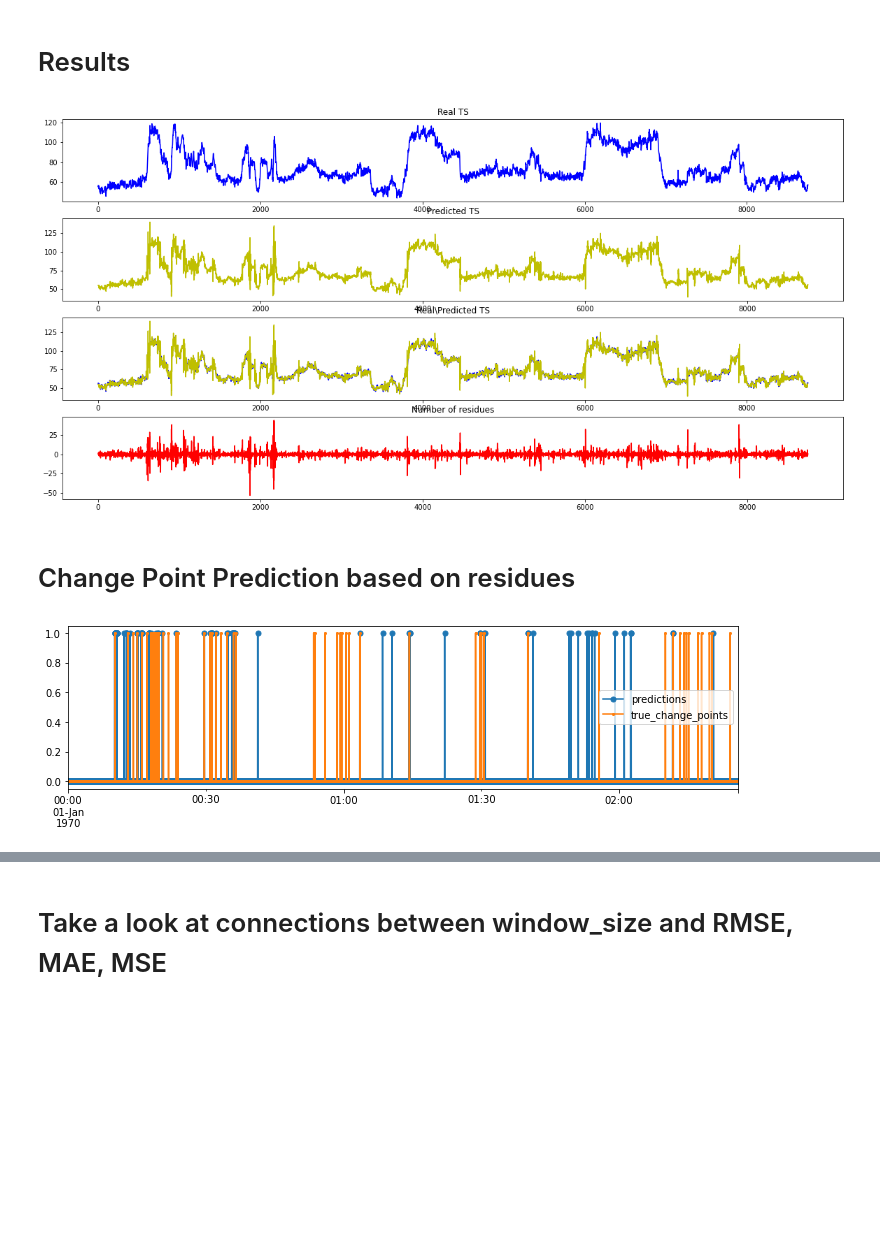
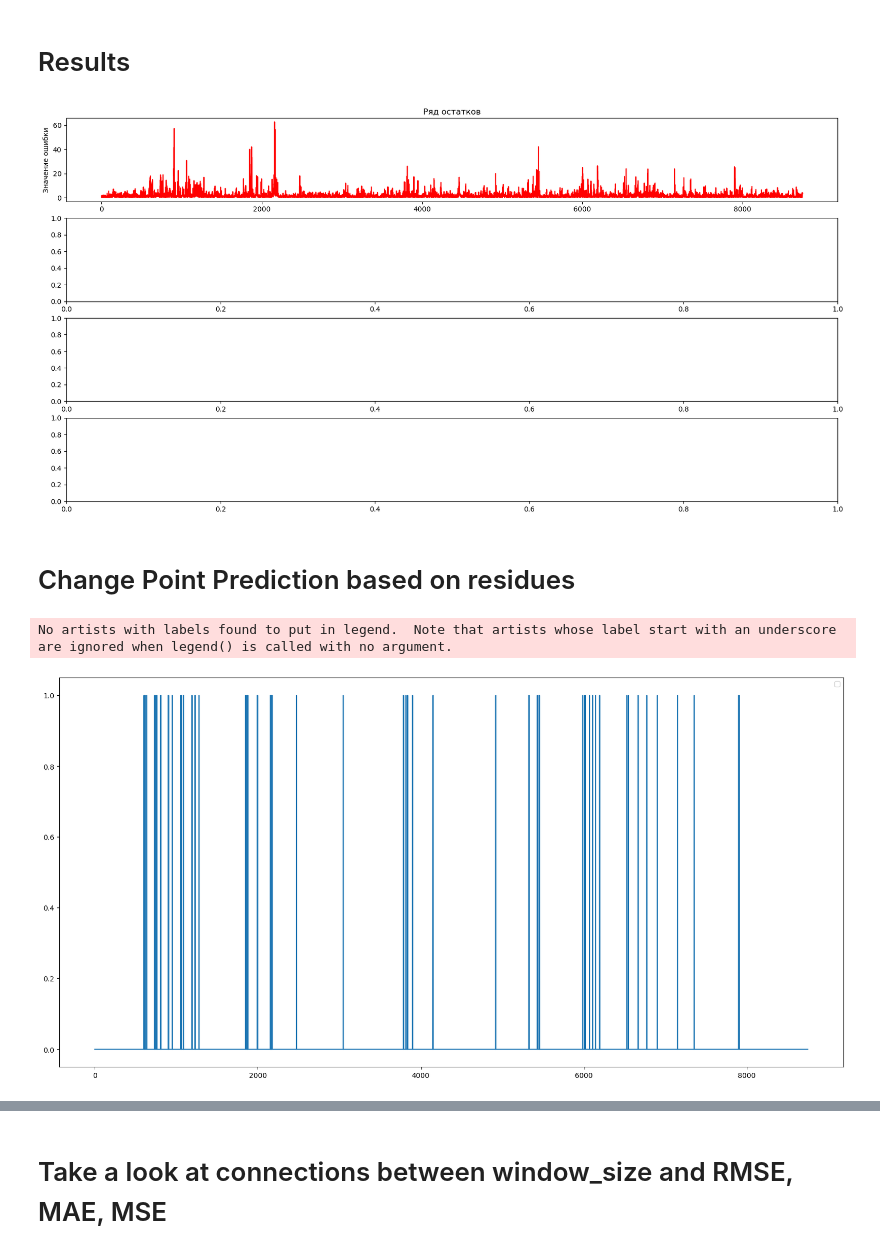
Before and after one commit to GishB/DirectionalDrillingChangePointDetection, a Jupyter notebook: experiments/1-D_Kalman_filter_experiment_local_data.ipynb, the cells around one changed output, grey strips where cells are left out. Drawn from its saved outputs; the diff is of its cells as text; code cells hidden in the pictures; blank space fills up the shorter version.

```diff
--- a/experiments/1-D_Kalman_filter_experiment_local_data.ipynb
+++ b/experiments/1-D_Kalman_filter_experiment_local_data.ipynb
@@ -168,24 +196,25 @@ RMSE: 3.7683958147962784
 # Initialise the subplot function using number of rows and columns
 figure, axis = plt.subplots(4, 1)
 
-axis[0].plot(time_series_test,color='b')
-axis[0].set_title("Real TS")
+# axis[0].plot(time_series_test,color='b')
+# axis[0].set_title("Real TS")
 
-axis[1].plot(new_list, color='y')
-axis[1].set_title("Predicted TS")
+# axis[1].plot(new_list, color='y')
+# axis[1].set_title("Predicted TS")
 
-# For Tangent Function
-axis[2].plot(time_series_test, color='b', label='Real TS')
-axis[2].plot(new_list, color='y', label='Predicted TS')
-axis[2].set_title("Real\Predicted TS")
+# # For Tangent Function
+# axis[2].plot(time_series_test, color='b', label='Real TS')
+# axis[2].plot(new_list, color='y', label='Predicted TS')
+# axis[2].set_title("Real\Predicted TS")
 
 # For Tanh Function
-axis[3].plot(time_series_test[:len(new_list)] - new_list, color='r')
-axis[3].set_title("Number of residues")
+axis[0].plot(abs(time_series_test[:len(new_list)] - new_list), color='r')
+axis[0].set_title("Ряд остатков")
+axis[0].set_ylabel('Значение ошибки')
 
 plt.show()
 # %% [output]
-[figure, old version]
+[figure, new version]
 # %% [markdown]
 # Change Point Prediction based on residues
 # %%
@@ -219,8 +248,10 @@ df_0['true_change_points'] = np.array(true_cp)
 # %%
 # true changepoint indices selection
 
-df_0.predicted_cp.plot(figsize=(12, 3), label='predictions', marker='o', markersize=5)
-df_0.true_change_points.plot(marker='o', markersize=2)
+#df_0.predicted_cp.plot(figsize=(18, 6), label='predictions', marker='o', markersize=5)
+plt.plot(range(0, len(predicted_cp)),predicted_cp)
+#df_0.true_change_points.plot(marker='o', markersize=2)
 plt.legend();
 # %% [output]
+No artists with labels found to put in legend.  Note that artists whose label start with an underscore are ignored when legend() is called with no argument.
-[figure, old version]
+[figure, new version]
```
Also changed, not shown: parts of 29 cells of this notebook, 3 other files.
